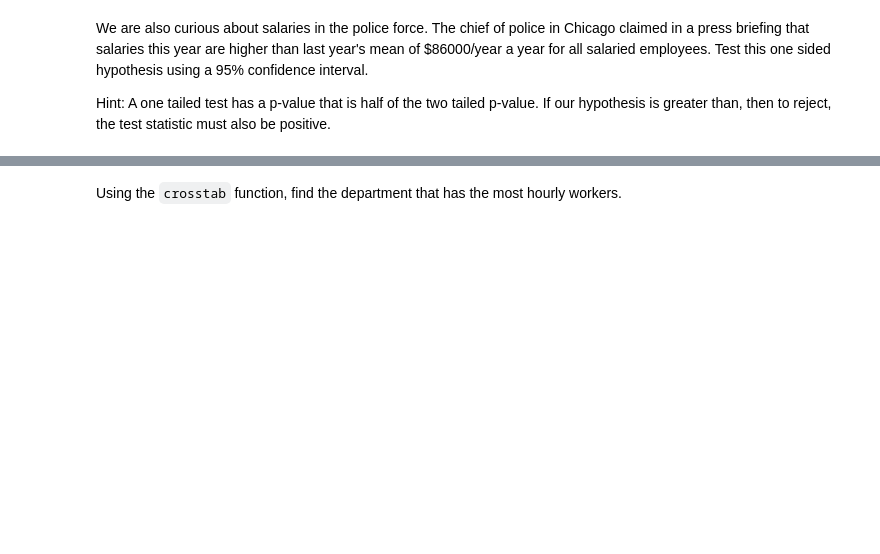
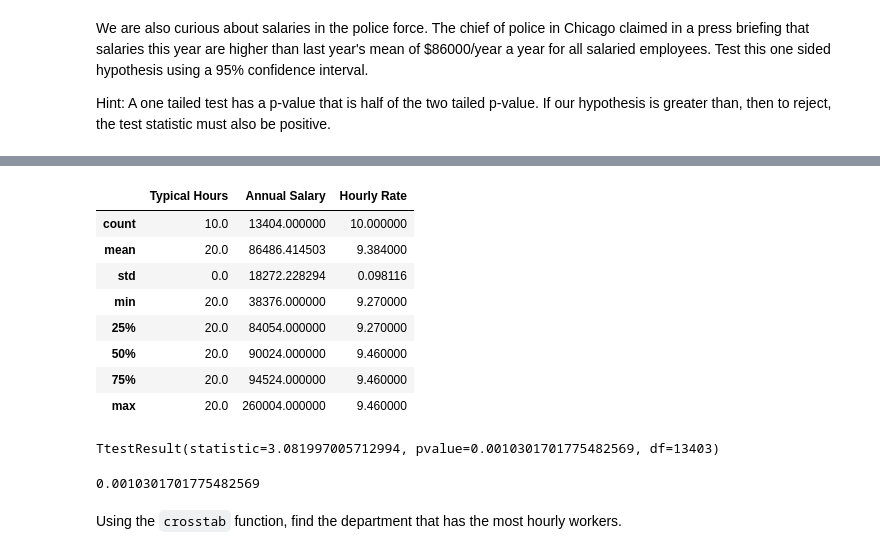
Before and after one commit to Ironhack-Data-Madrid-Octubre-2023/6.2-lab_hypothesis_testing, a Jupyter notebook: your-code/main.ipynb, the cells around one changed output, grey strips where cells are left out. Saved outputs shown, nothing was run; the diff lists cells and outputs as text; code cells hidden in the pictures; blank space fills up the shorter version.

```diff
--- a/your-code/main.ipynb
+++ b/your-code/main.ipynb
@@ -228,2 +231,26 @@ plt.title('H1: mu>k , H0: mu<=k', fontsize=18);
+# %%
+poblacion.describe()
+# %% [output]
+|  | Typical Hours | Annual Salary | Hourly Rate |
+| count | 10.0 | 13404.000000 | 10.000000 |
+| mean | 20.0 | 86486.414503 | 9.384000 |
+| std | 0.0 | 18272.228294 | 0.098116 |
+| min | 20.0 | 38376.000000 | 9.270000 |
+| 25% | 20.0 | 84054.000000 | 9.270000 |
+| 50% | 20.0 | 90024.000000 | 9.460000 |
+| 75% | 20.0 | 94524.000000 | 9.460000 |
+| max | 20.0 | 260004.000000 | 9.460000 |
+# %%
+t_test = ttest_1samp(poblacion['Annual Salary'].dropna(), mu, alternative='greater')
+
+t_test
+# %% [output]
+TtestResult(statistic=3.081997005712994, pvalue=0.0010301701775482569, df=13403)
+# %%
+t_test.pvalue
+
+# el valor es cercano a 0 por lo que podemos rechazar la hipotesis nula. Es decir, es bastante menor a 0.05.
+# %% [output]
+0.0010301701775482569
 # %% [markdown]
 Using the `crosstab` function, find the department that has the most hourly workers.
```
Also changed, not shown: parts of 26 cells of this notebook.
